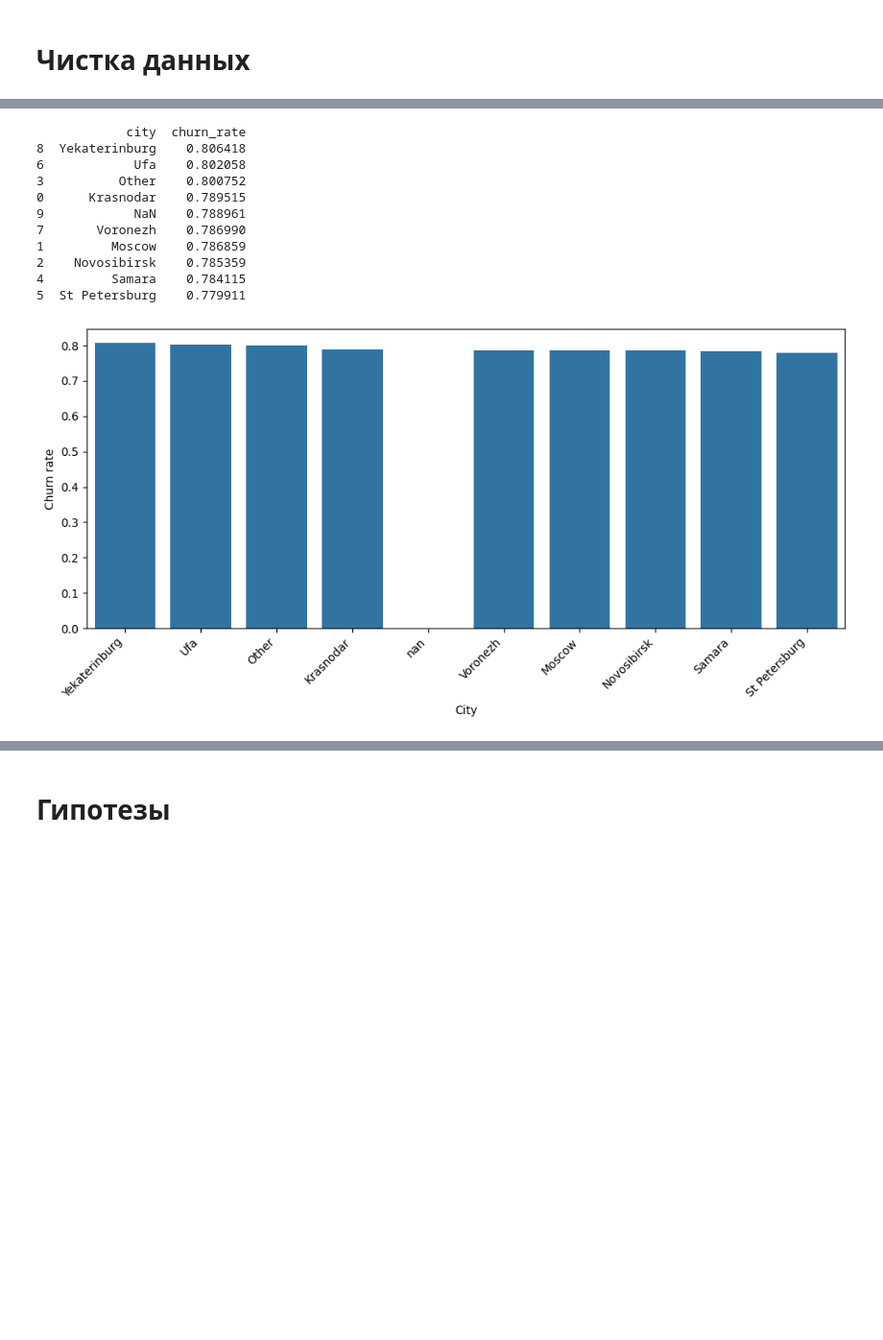
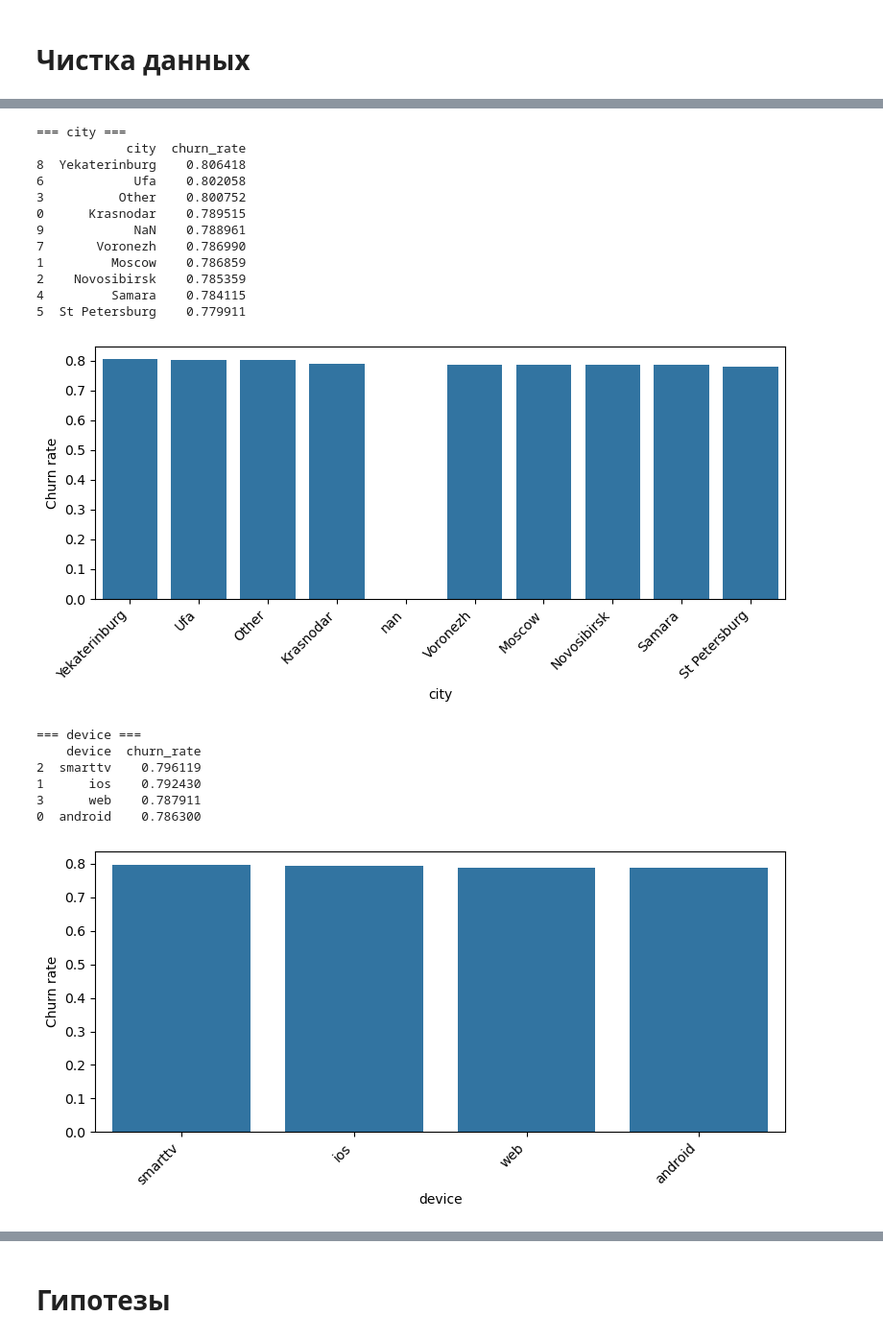
Before and after one commit to tikhonkuzmin/MIPT_Term1_Praktikum, a Jupyter notebook: Шаблон_Чек-пойнт_1.ipynb, the cells around one changed output, grey strips where cells are left out. Shown at 96% size. Drawn from its saved outputs; the diff is of its cells as text; code cells hidden in the pictures; blank space fills up the shorter version.

Commit message:
Update Шаблон_Чек-пойнт_1.ipynb
добавлена функция с расчетом churn_rate для каждого признака
добавлена функция для расчета количества строк по значениям внутри признака

```diff
--- a/Шаблон_Чек-пойнт_1.ipynb
+++ b/Шаблон_Чек-пойнт_1.ipynb
@@ -157,36 +167,61 @@ df_clean.head()
 # %%
-#Отказы по городам
-city_cr = (
-    df.groupby('city', dropna=False)['churn']
-      .mean()
-      .reset_index(name='churn_rate')
-    # опционально отсортировать по убыванию
-      .sort_values('churn_rate', ascending=False)
-)
+def churn_by(col):
+    # ***
+    # Функция для расчёта churn_rate по группе
+    # ***
+    return (
+        df.groupby(col, dropna=False)['churn']
+          .mean()
+          .reset_index(name='churn_rate')
+          .sort_values('churn_rate', ascending=False)
+    )
 
-print(city_cr)
-plt.figure(figsize=(10, 5))
-sns.barplot(
-    data=city_cr,
-    x='city',
-    y='churn_rate',
-    order=city_cr['city']  # чтобы сохранить сортировку
-)
-plt.xticks(rotation=45, ha='right')
-plt.ylabel('Churn rate')
-plt.xlabel('City')
-plt.tight_layout()
-plt.show()
+city_cr              = churn_by('city')
+device_cr            = churn_by('device')
+source_cr            = churn_by('source')
+favourite_genre_cr   = churn_by('favourite_genre')
+number_days_logged_cr = churn_by('number_of_days_logged')
+watch_cohort_cr      = churn_by('watch_cohort')
+
+cols = ['city', 'device', 'source',
+        'favourite_genre', 'number_of_days_logged', 'watch_cohort']
+
+for col in cols:
+    cr = churn_by(col)
+
+    print(f'\n=== {col} ===')
+    print(cr)
+
+    plt.figure(figsize=(8, 4))
+    sns.barplot(
+        data=cr,
+        x=col,
+        y='churn_rate',
+        order=cr[col]
+    )
+    plt.xticks(rotation=45, ha='right')
+    plt.ylabel('Churn rate')
+    plt.xlabel(col)
+    plt.tight_layout()
+    plt.show()
 # %% [output]
+=== city ===
             city  churn_rate
 8  Yekaterinburg    0.806418
 6            Ufa    0.802058
 3          Other    0.800752
 0      Krasnodar    0.789515
 9            NaN    0.788961
 7       Voronezh    0.786990
 1         Moscow    0.786859
 2    Novosibirsk    0.785359
 4         Samara    0.784115
 5  St Petersburg    0.779911
-[figure, old version]
+[figure, new version]
+=== device ===
+    device  churn_rate
+2  smarttv    0.796119
+1      ios    0.792430
+3      web    0.787911
+0  android    0.786300
+[figure, added]
```
Also changed, not shown: parts of 4 cells of this notebook.
